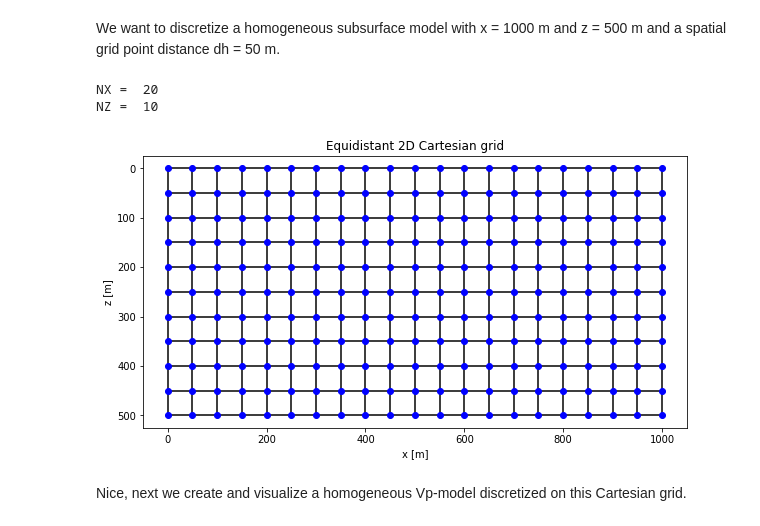
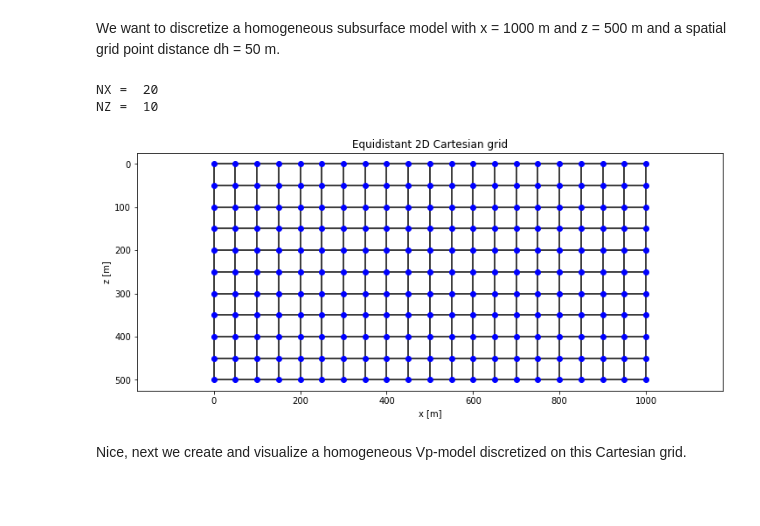
Before and after one commit to daniel-koehn/Theory-of-seismic-waves-II, a Jupyter notebook: 02_Mesh_generation/1_Cartesian_Finite_Difference_grid.ipynb, the cells around one changed output. Saved outputs shown, nothing was run; the diff lists cells and outputs as text; code cells hidden in the pictures; blank space fills up the shorter version.

```diff
--- a/02_Mesh_generation/1_Cartesian_Finite_Difference_grid.ipynb
+++ b/02_Mesh_generation/1_Cartesian_Finite_Difference_grid.ipynb
@@ -88,27 +88,27 @@ def coord_def(Xmax,Zmax,dh):
 # %%
 # Define figure size
 rcParams['figure.figsize'] = 12, 5
 
 # Calculate coordinates of grid points
 NX, NZ, x, z, XX, ZZ = coord_def(Xmax,Zmax,dh)
 
 # Plot Cartesian mesh
 plt.plot(XX, ZZ, 'k')
 plt.plot(XX.T, ZZ.T, 'k')
 
 # Plot grid points
 plt.plot(XX, ZZ, 'bo')
 
 plt.title("Equidistant 2D Cartesian grid" )
 plt.xlabel("x [m]")
 plt.ylabel("z [m]")
-plt.axes().set_aspect('equal')
+plt.axis('equal')
 plt.gca().invert_yaxis()
 plt.show()
 # %% [output]
 NX =  20
 NZ =  10
-[figure, old version]
+[figure, new version]
 # %% [markdown]
 Nice, next we create and visualize a homogeneous Vp-model discretized on this Cartesian grid.
 # %%
```
Also changed, not shown: parts of 6 cells of this notebook.
